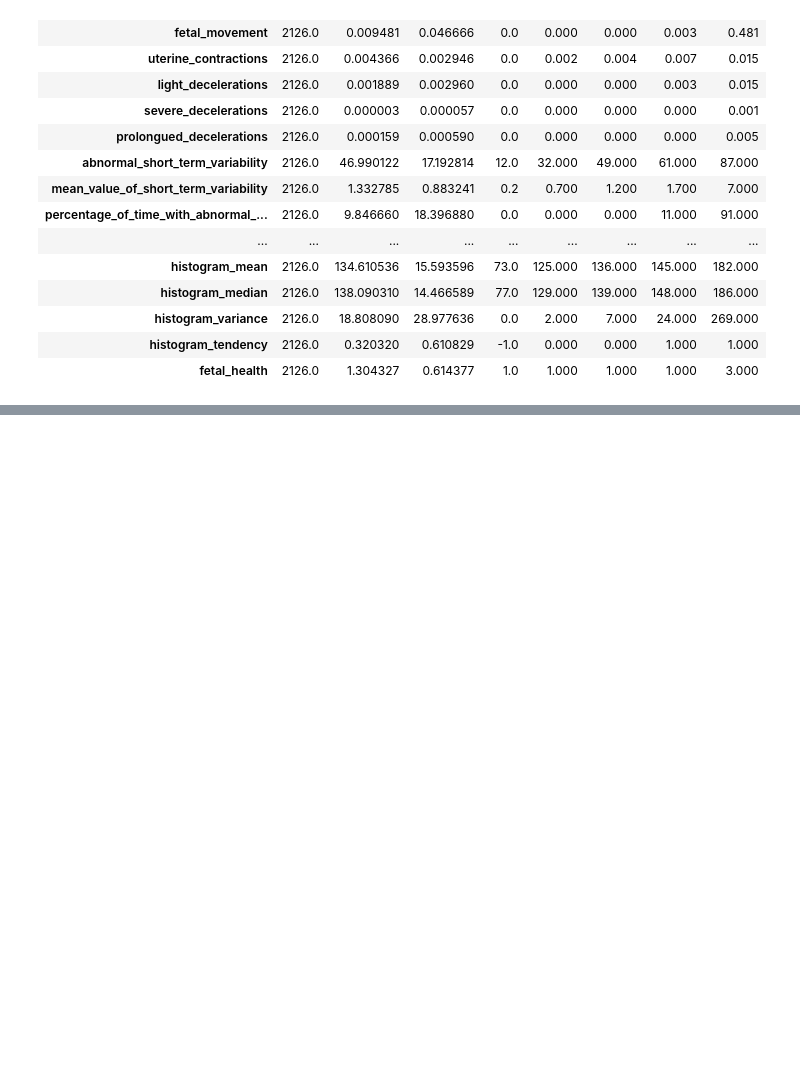
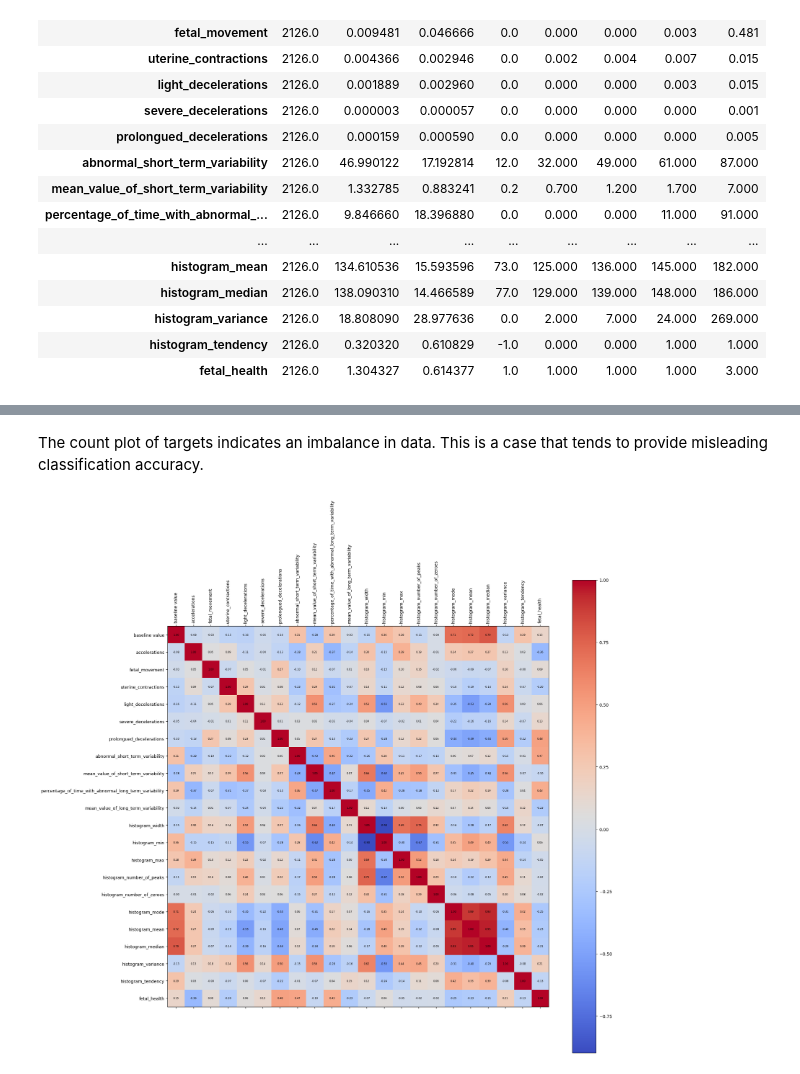
Before and after one commit to evanyan13/fetu_poc, a Jupyter notebook: proof_of_concept/classification_sklearn.ipynb, the cells around one changed output, grey strips where cells are left out. Saved outputs shown, nothing was run; the diff lists cells and outputs as text; code cells hidden in the pictures; blank space fills up the shorter version.

Commit message:
Start classification w sklearn

```diff
--- a/proof_of_concept/classification_sklearn.ipynb
+++ b/proof_of_concept/classification_sklearn.ipynb
@@ -121,0 +139,19 @@ data.describe().T
+# %% [markdown]
+The count plot of targets indicates an imbalance in data. This is a case that tends to provide misleading classification accuracy.
+# %%
+# Correlation matrix
+corrmat= data.corr()
+
+fig, ax = plt.subplots(figsize=(20, 20))
+cax = ax.matshow(corrmat, cmap='coolwarm')
+fig.colorbar(cax)
+plt.xticks(range(len(corrmat.columns)), corrmat.columns, rotation=90)
+plt.yticks(range(len(corrmat.columns)), corrmat.columns)
+
+# Add the text annotations
+for (i, j), val in np.ndenumerate(corrmat.values):
+    ax.text(j, i, f'{val:.2f}', ha='center', va='center', fontsize=6)
+
+plt.show()
+# %% [output]
+[figure, added]
```
Also changed, not shown: parts of 12 cells of this notebook.
